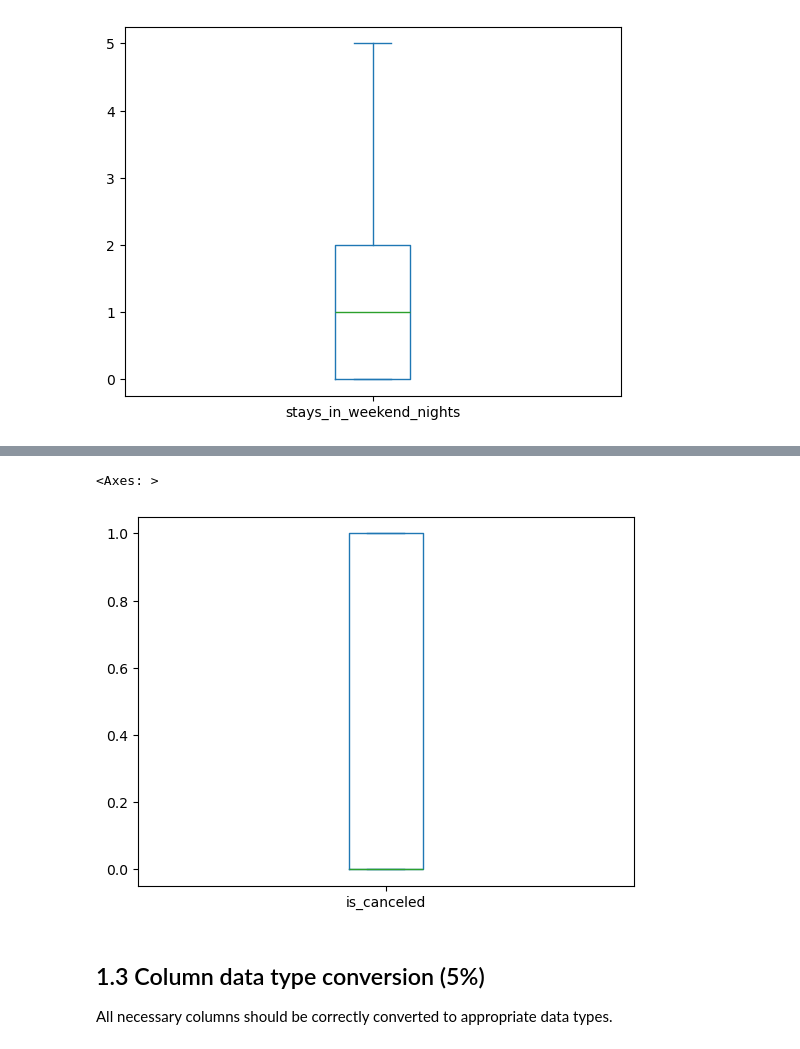
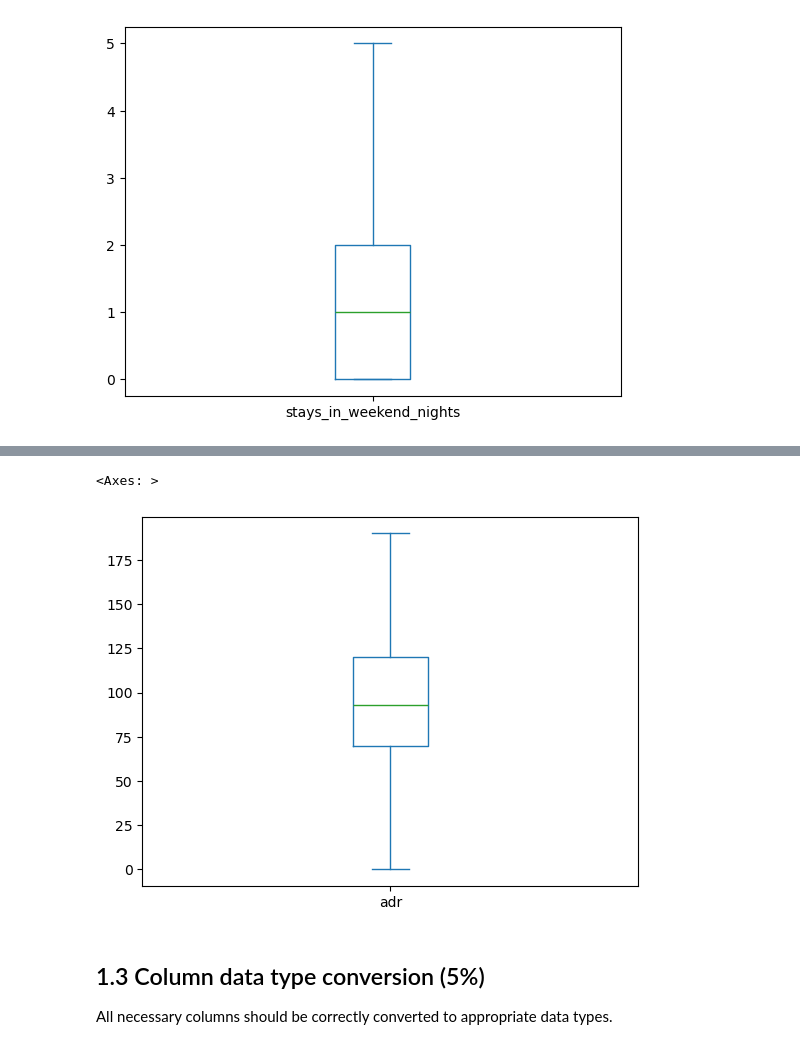
Before and after one commit to aliasim786/Data-Driven-AI, a Jupyter notebook: Assignments/Coursework1_template_new1.ipynb, the cells around one changed output, grey strips where cells are left out. Cells and saved outputs as stored; diff of their text form; code cells hidden in the pictures.

```diff
--- a/Assignments/Coursework1_template_new1.ipynb
+++ b/Assignments/Coursework1_template_new1.ipynb
@@ -341,8 +358,9 @@ fulldata.plot(y=['is_canceled'], kind='box')
-# %%
-fulldata.plot(y=['is_canceled'], kind='box')
-# %% [output]
-<Axes: >
-[figure, removed]
+# %%
+fulldata = fulldata.drop(fulldata[(fulldata['adr']>190) | (fulldata['adr'] < 0)].index)
+fulldata.plot(y=['adr'], kind='box')
+# %% [output]
+<Axes: >
+[figure, added]
 # %% [markdown]
 ## 1.3 Column data type conversion (5%)
 
```
Also changed, not shown: parts of 73 cells of this notebook.
